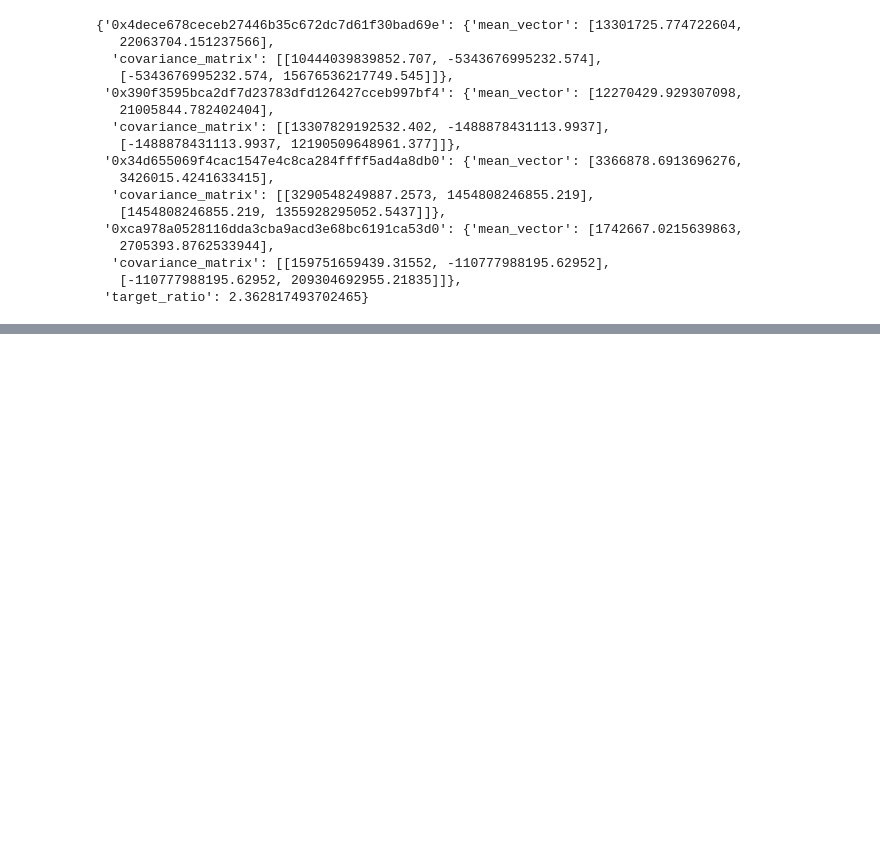
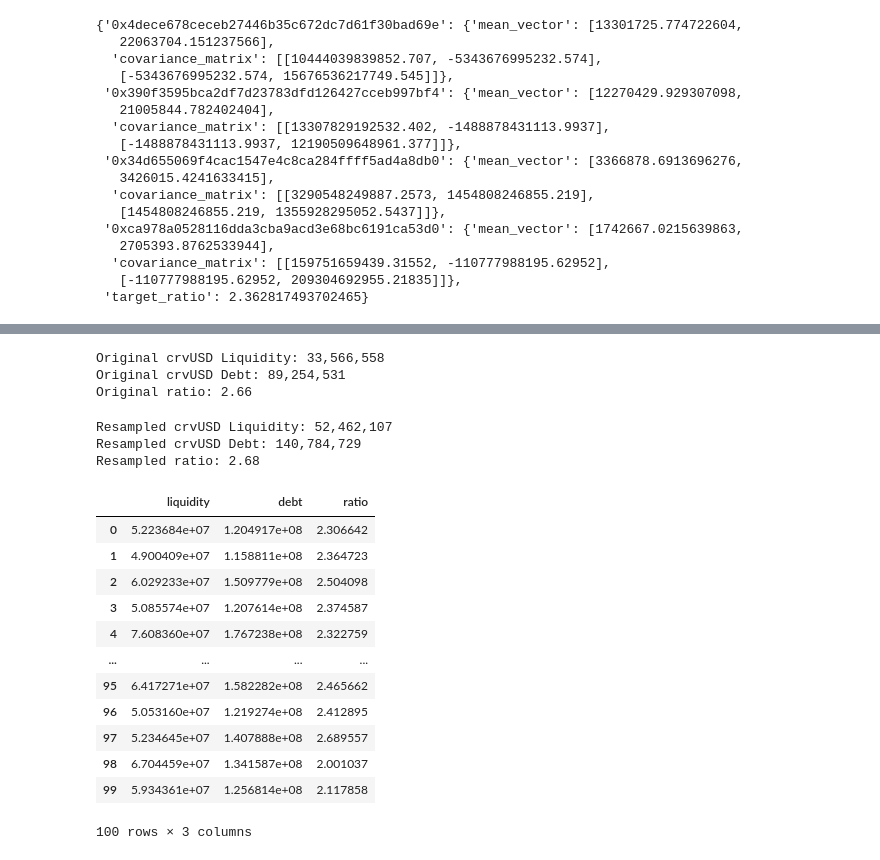
Before and after one commit to xenophonlabs/crvUSDrisk, a Jupyter notebook: notebooks/demo_liquidity_provider.ipynb, the cells around one changed output, grey strips where cells are left out. Saved outputs shown, nothing was run; the diff lists cells and outputs as text; code cells hidden in the pictures; blank space fills up the shorter version.

```diff
--- a/notebooks/demo_liquidity_provider.ipynb
+++ b/notebooks/demo_liquidity_provider.ipynb
@@ -269,0 +299,12 @@ with open(f"../src/configs/liquidity/{start}_{end}.json", "w") as f:
+# %%
+scenario = deepcopy(scenario_)
+og_liquidity = scenario.total_crvusd_liquidity() / 1e18
+og_debt = scenario.total_debt() / 1e18
+og_ratio = og_debt / og_liquidity
+print(f"Original crvUSD Liquidity: {og_liquidity:,.0f}")
+print(f"Original crvUSD Debt: {og_debt:,.0f}")
+print(f"Original ratio: {og_ratio:.2f}")
+# %% [output]
+Original crvUSD Liquidity: 33,566,558
+Original crvUSD Debt: 89,254,531
+Original ratio: 2.66
@@ -269,0 +313,34 @@ with open(f"../src/configs/liquidity/{start}_{end}.json", "w") as f:
+# %%
+liquidity = scenario.total_crvusd_liquidity() / 1e18
+debt = scenario.total_debt() / 1e18
+print(f"Resampled crvUSD Liquidity: {liquidity:,.0f}")
+print(f"Resampled crvUSD Debt: {debt:,.0f}")
+print(f"Resampled ratio: {debt / liquidity:.2f}")
+# %% [output]
+Resampled crvUSD Liquidity: 52,462,107
+Resampled crvUSD Debt: 140,784,729
+Resampled ratio: 2.68
+# %%
+resampled = pd.DataFrame(columns=["liquidity", "debt", "ratio"])
+for _ in range(100):
+    scenario = deepcopy(scenario_)
+    scenario.prepare_for_run()
+    liquidity = scenario.total_crvusd_liquidity() / 1e18
+    debt = scenario.total_debt() / 1e18
+    ratio = debt / liquidity
+    resampled.loc[len(resampled)] = [liquidity, debt, ratio]
+resampled
+# %% [output]
+|  | liquidity | debt | ratio |
+| 0 | 5.223684e+07 | 1.204917e+08 | 2.306642 |
+| 1 | 4.900409e+07 | 1.158811e+08 | 2.364723 |
+| 2 | 6.029233e+07 | 1.509779e+08 | 2.504098 |
+| 3 | 5.085574e+07 | 1.207614e+08 | 2.374587 |
+| 4 | 7.608360e+07 | 1.767238e+08 | 2.322759 |
+| ... | ... | ... | ... |
+| 95 | 6.417271e+07 | 1.582282e+08 | 2.465662 |
+| 96 | 5.053160e+07 | 1.219274e+08 | 2.412895 |
+| 97 | 5.234645e+07 | 1.407888e+08 | 2.689557 |
+| 98 | 6.704459e+07 | 1.341587e+08 | 2.001037 |
+| 99 | 5.934361e+07 | 1.256814e+08 | 2.117858 |
+100 rows × 3 columns
```
Also changed, not shown: parts of 19 cells of this notebook, 7 other files.
